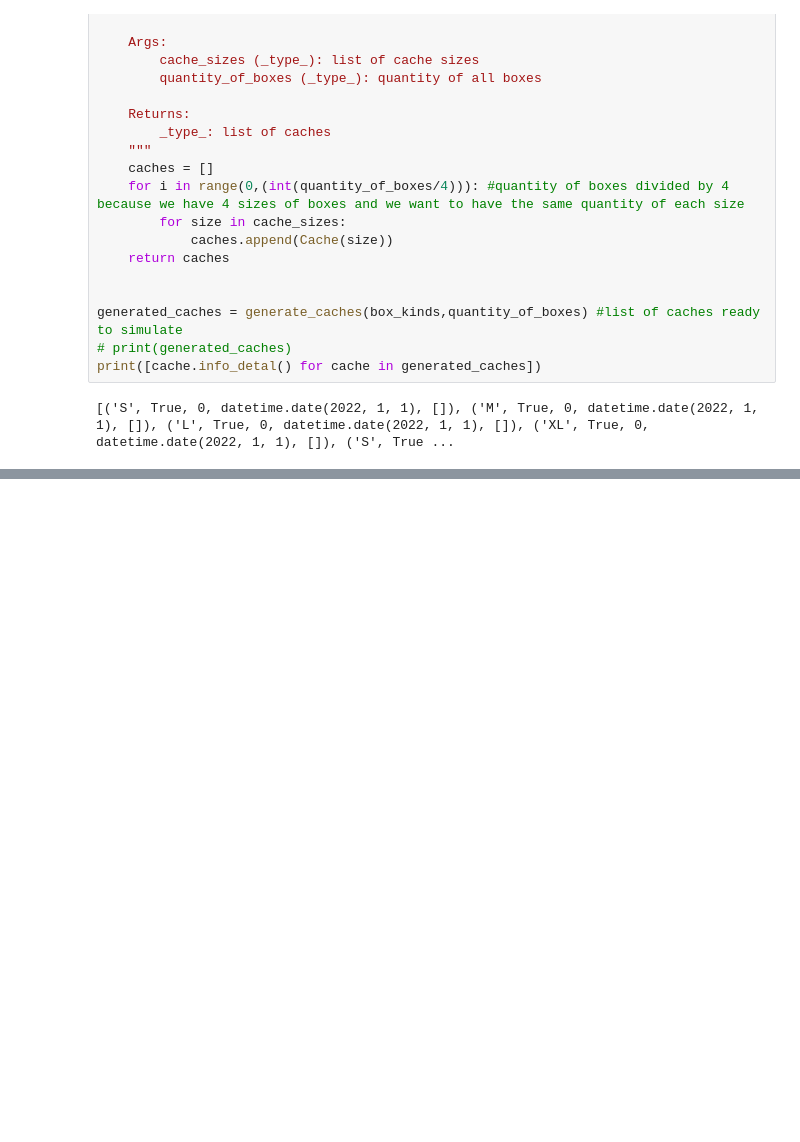
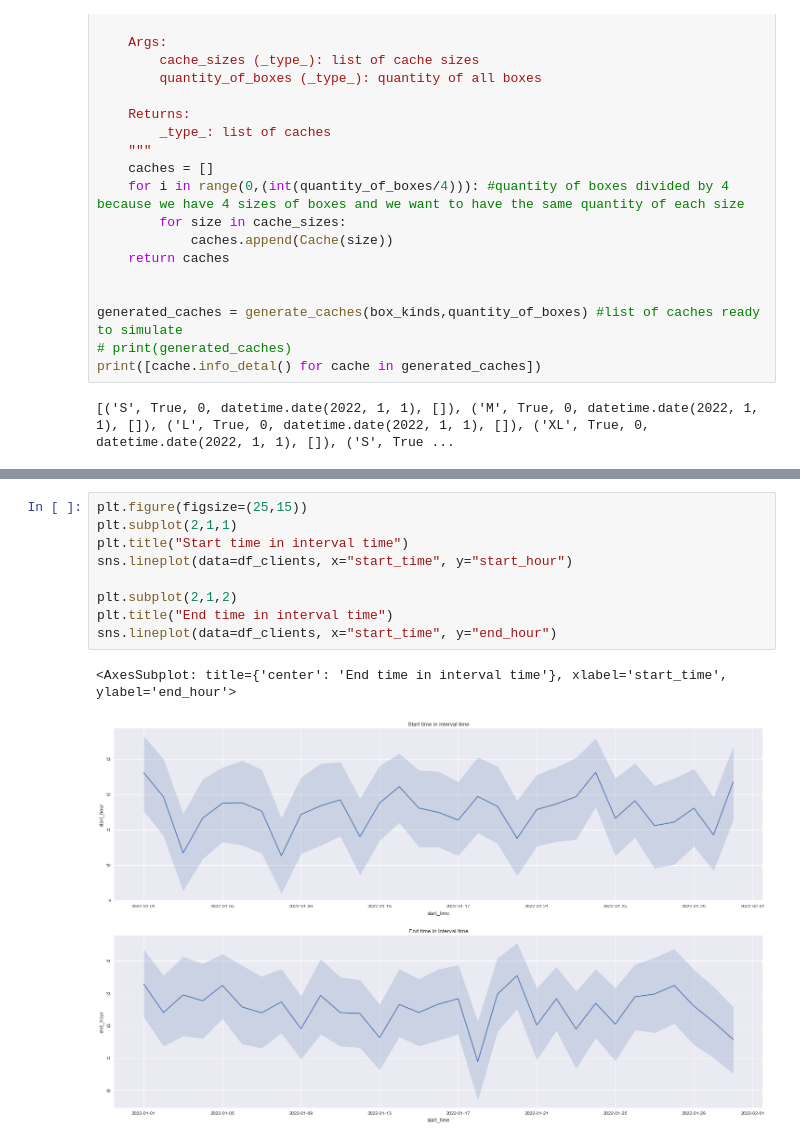
Before and after one commit to PrzemQQ/SK_project, a Jupyter notebook: jupyter_main.ipynb, the cells around one changed output, grey strips where cells are left out. Cells and saved outputs as stored; diff of their text form; blank space fills up the shorter version.

```diff
--- a/jupyter_main.ipynb
+++ b/jupyter_main.ipynb
@@ -360,0 +473,12 @@ print([cache.info_detal() for cache in generated_caches])
+# %%
+plt.figure(figsize=(25,15))
+plt.subplot(2,1,1)
+plt.title("Start time in interval time")
+sns.lineplot(data=df_clients, x="start_time", y="start_hour")
+
+plt.subplot(2,1,2)
+plt.title("End time in interval time")
+sns.lineplot(data=df_clients, x="start_time", y="end_hour")
+# %% [output]
+<AxesSubplot: title={'center': 'End time in interval time'}, xlabel='start_time', ylabel='end_hour'>
+[figure, added]
```
Also changed, not shown: parts of 16 cells of this notebook, 1 other file.
